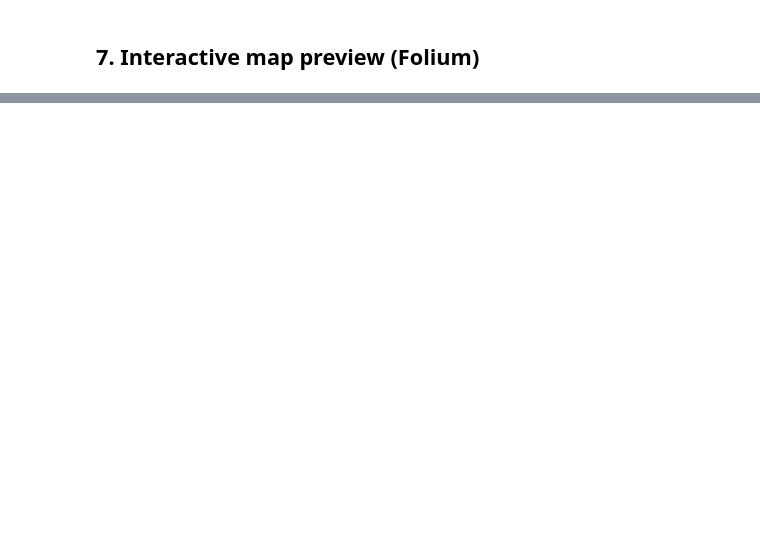
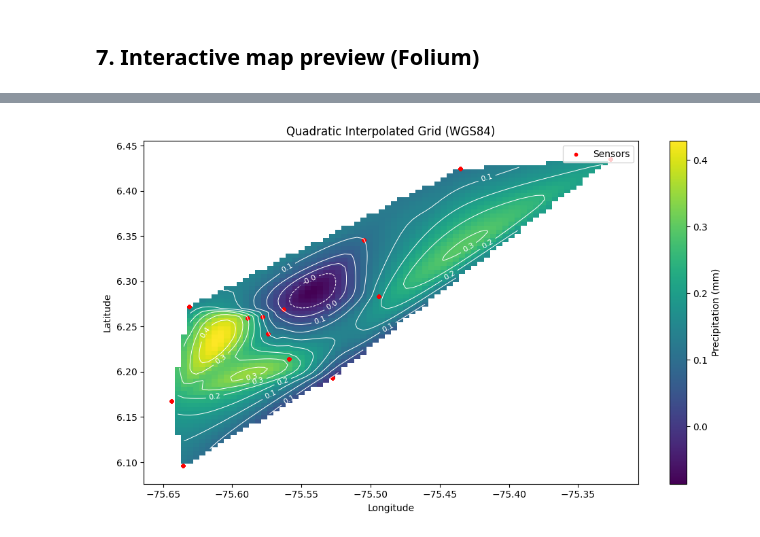
Before and after one commit to 02loveslollipop/Shizuku-precipitation-viewer, a Jupyter notebook: notebooks/03_grid_interpolation.ipynb, the cells around one changed output, grey strips where cells are left out. Saved outputs shown, nothing was run; the diff lists cells and outputs as text; code cells hidden in the pictures; blank space fills up the shorter version.

```diff
--- a/notebooks/03_grid_interpolation.ipynb
+++ b/notebooks/03_grid_interpolation.ipynb
@@ -131,22 +173,22 @@ high_median_snapshot[['sensor_id', 'value_mm']].head()
 # %%
-high_median_row = pd.read_sql(
+high_mean_row = pd.read_sql(
     sa.text('''
         SELECT ts AT TIME ZONE 'UTC' AS ts_utc,
-               percentile_cont(0.5) WITHIN GROUP (ORDER BY value_mm) AS median_mm
+               AVG(value_mm) AS mean_mm
         FROM clean_measurements
         GROUP BY ts
-        ORDER BY median_mm DESC
+        ORDER BY mean_mm DESC
         LIMIT 1
     '''),
     engine,
 )
 
-median_ts = pd.to_datetime(high_median_row.at[0, 'ts_utc'], utc=True)
-median_value = high_median_row.at[0, 'median_mm']
+mean_ts = pd.to_datetime(high_mean_row.at[0, 'ts_utc'], utc=True)
+mean_value = high_mean_row.at[0, 'mean_mm']
 
-print('Timestamp with highest median precipitation (UTC):', median_ts)
-print('Median precipitation at that time:', round(median_value, 2), 'mm')
+print('Timestamp with highest mean precipitation (UTC):', mean_ts)
+print('Mean precipitation at that time:', round(mean_value, 2), 'mm')
 
-high_median_snapshot = load_clean_snapshot(target_ts=median_ts, window_minutes=5)
-print('Sensors in window:', len(high_median_snapshot))
-high_median_snapshot[['sensor_id', 'value_mm']].head()
+high_mean_snapshot = load_clean_snapshot(target_ts=mean_ts, window_minutes=5)
+print('Sensors in window:', len(high_mean_snapshot))
+high_mean_snapshot[['sensor_id', 'value_mm']].head()
@@ -305,0 +369,60 @@ folium.LayerControl().add_to(m)
+# %%
+# Reproject grid coordinates from EPSG:3857 to WGS84 (lon/lat)
+# transformer.transform expects (x, y) -> (x2, y2) when always_xy=True
+lon_grid, lat_grid = transformer_to_wgs84.transform(xx, yy)
+
+# Visualize the reprojected grid using matplotlib (lon, lat axes)
+levels = np.linspace(np.nanmin(quad_grid), np.nanmax(quad_grid), 12)
+fig, ax = plt.subplots(figsize=(10, 6))
+mesh = ax.pcolormesh(lon_grid, lat_grid, quad_grid, cmap='viridis', shading='auto')
+contours = ax.contour(lon_grid, lat_grid, quad_grid, levels=levels, colors='white', linewidths=0.7)
+ax.clabel(contours, inline=True, fontsize=8, fmt='%.1f')
+ax.scatter(snapshot_df['lon'], snapshot_df['lat'], c='red', s=10, label='Sensors')
+ax.set_title('Quadratic Interpolated Grid (WGS84)')
+ax.set_xlabel('Longitude')
+ax.set_ylabel('Latitude')
+ax.legend(loc='upper right')
+fig.colorbar(mesh, ax=ax, label='Precipitation (mm)')
+plt.tight_layout()
+
+# For Folium, create RGBA image and set alpha mask BEFORE flipping so it aligns correctly
+norm = colors.Normalize(vmin=np.nanmin(quad_grid), vmax=np.nanmax(quad_grid))
+rgba = cm.get_cmap('viridis')(norm(quad_grid))
+alpha_mask = np.where(np.isnan(quad_grid), 0.0, 0.75)
+rgba[..., 3] = alpha_mask
+# Now flip vertically to match image coordinate expectations
+rgba_for_overlay = np.flipud(rgba)
+
+# Convert to uint8 0-255 (PIL/fiona expect uint8 images) to preserve alpha
+rgba_uint8 = (np.clip(rgba_for_overlay, 0.0, 1.0) * 255).astype(np.uint8)
+
+west, north = transformer_to_wgs84.transform(min_x, max_y)
+east, south = transformer_to_wgs84.transform(max_x, min_y)
+bounds = [[south, west], [north, east]]
+
+center_lat = snapshot_df['lat'].mean()
+center_lon = snapshot_df['lon'].mean()
+
+m = folium.Map(location=[center_lat, center_lon], zoom_start=11, tiles='CartoDB positron')
+folium.raster_layers.ImageOverlay(
+    image=rgba_uint8,
+    bounds=bounds,
+    opacity=1.0,
+    origin='lower',
+    name='Interpolated Grid',
+).add_to(m)
+
+for _, row in snapshot_df.iterrows():
+    folium.CircleMarker(
+        location=[row['lat'], row['lon']],
+        radius=3,
+        color='red',
+        fill=True,
+        fill_opacity=0.9,
+        popup=f"{row['sensor_id']}<br>value: {row['value_mm']:.2f} mm",
+    ).add_to(m)
+
+folium.LayerControl().add_to(m)
+
+m
+# %% [output]
@@ -305,0 +430 @@ folium.LayerControl().add_to(m)
+[figure, added]
```
Also changed, not shown: parts of 16 cells of this notebook, 3 other files.
